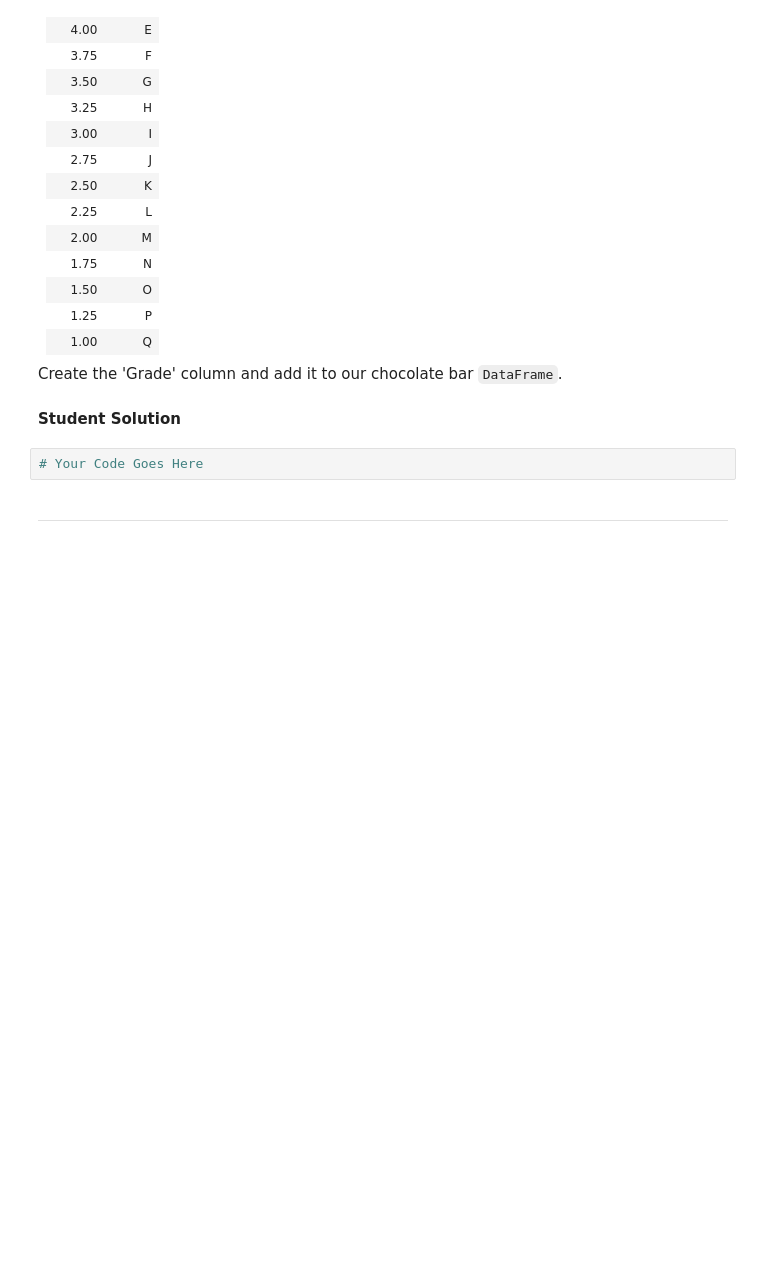
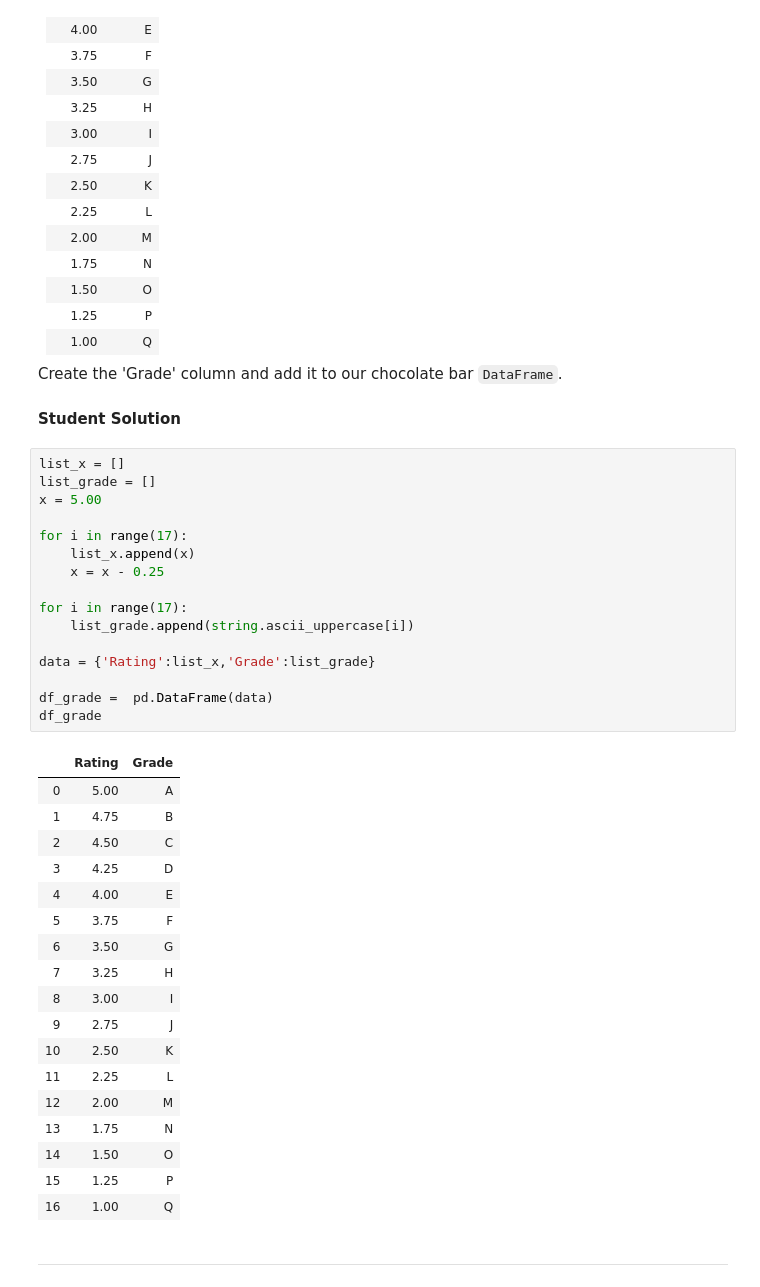
Before and after one commit to rofifahnurul/bangkit-exercise, a Jupyter notebook: Exploratory_Data_Analysis_1.ipynb, the cells around one changed output. Cells and saved outputs as stored; diff of their text form; blank space fills up the shorter version.

Commit message:
Make column grade and rating

```diff
--- a/Exploratory_Data_Analysis_1.ipynb
+++ b/Exploratory_Data_Analysis_1.ipynb
@@ -994,8 +1036,41 @@ Rating | Grade
 Create the 'Grade' column and add it to our chocolate bar `DataFrame`.
 # %% [markdown]
 **Student Solution**
-# %%
-# Your Code Goes Here
+# %%
+list_x = []
+list_grade = []
+x = 5.00
+
+for i in range(17):
+    list_x.append(x)
+    x = x - 0.25
+
+for i in range(17):
+    list_grade.append(string.ascii_uppercase[i])
+
+data = {'Rating':list_x,'Grade':list_grade}
+
+df_grade =  pd.DataFrame(data)
+df_grade
+# %% [output]
+|  | Rating | Grade |
+| 0 | 5.00 | A |
+| 1 | 4.75 | B |
+| 2 | 4.50 | C |
+| 3 | 4.25 | D |
+| 4 | 4.00 | E |
+| 5 | 3.75 | F |
+| 6 | 3.50 | G |
+| 7 | 3.25 | H |
+| 8 | 3.00 | I |
+| 9 | 2.75 | J |
+| 10 | 2.50 | K |
+| 11 | 2.25 | L |
+| 12 | 2.00 | M |
+| 13 | 1.75 | N |
+| 14 | 1.50 | O |
+| 15 | 1.25 | P |
+| 16 | 1.00 | Q |
 # %% [markdown]
 ---
 # %% [markdown]
```
Also changed, not shown: parts of 10 cells of this notebook.
